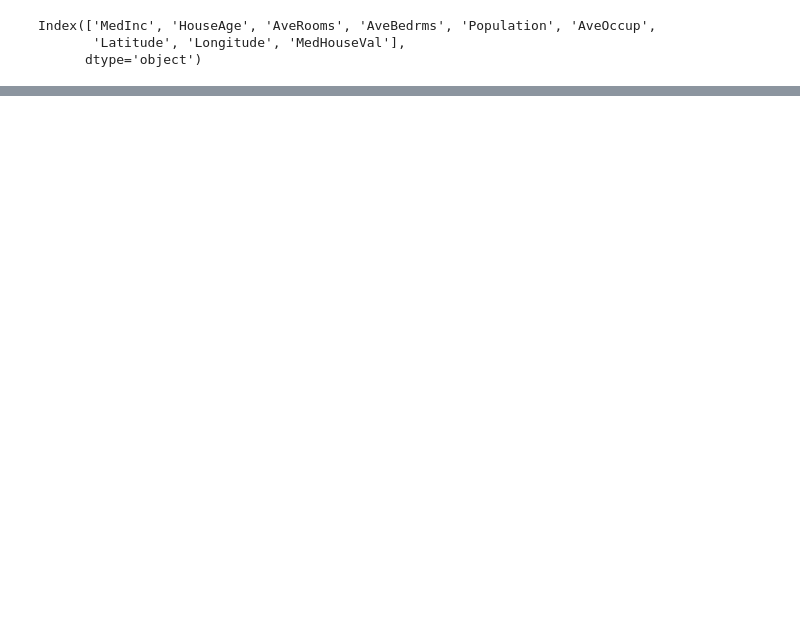
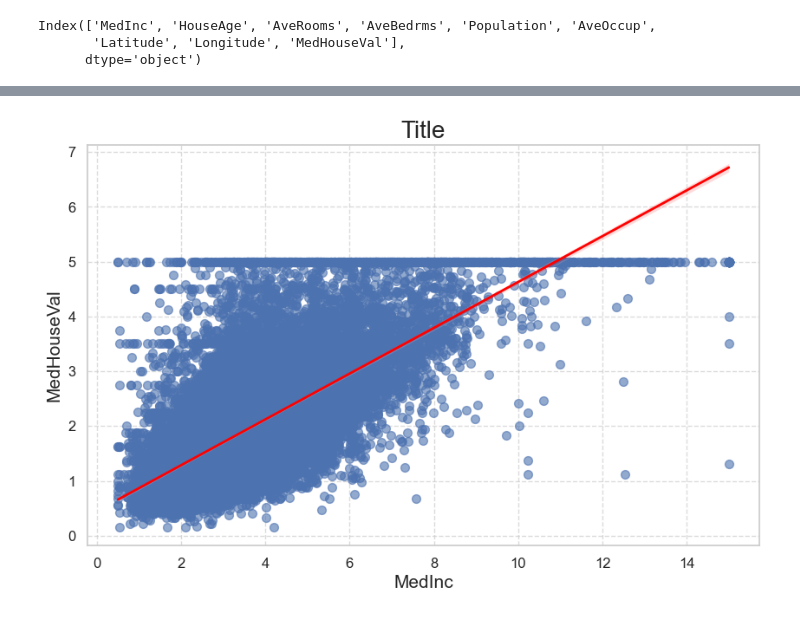
Before and after one commit to raymondEDS/data_science_class, a Jupyter notebook: class_6/linear_regression_review.ipynb, the cells around one changed output, grey strips where cells are left out. Cells and saved outputs as stored; diff of their text form; code cells hidden in the pictures; blank space fills up the shorter version.

```diff
--- a/class_6/linear_regression_review.ipynb
+++ b/class_6/linear_regression_review.ipynb
@@ -8,6 +8,14 @@ import pandas as pd
 import scipy.stats as stats
 import matplotlib.pyplot as plt
 import sklearn
+
+
+import seaborn as sns
+sns.set_style("whitegrid")
+sns.set_context("poster")
+
+# special matplotlib argument for improved plots
+from matplotlib import rcParams
 # %%
 from sklearn.datasets import fetch_california_housing
 housing = fetch_california_housing()
@@ -49,0 +62,26 @@ Notes:
+# %%
+# Set the aesthetic style of the plots
+sns.set(style="whitegrid")
+
+# Create a regression plot
+plt.figure(figsize=(10, 6))
+sns.regplot(y="MedHouseVal", x="MedInc", data=hos, fit_reg=True,
+            scatter_kws={'s': 50, 'alpha': 0.6, 'color': 'b'},
+            line_kws={'color': 'red', 'linewidth': 2})
+
+# Customize the plot with titles and labels
+plt.title('Title', fontsize=20)
+plt.xlabel('MedInc', fontsize=15)
+plt.ylabel('MedHouseVal', fontsize=15)
+
+# Customize the ticks on the axes
+plt.xticks(fontsize=12)
+plt.yticks(fontsize=12)
+
+# Show grid
+plt.grid(True, linestyle='--', alpha=0.7)
+
+# Show the plot
+plt.show()
+# %% [output]
+[figure, added]
```
Also changed, not shown: parts of 1 cell of this notebook, 6 other files.
